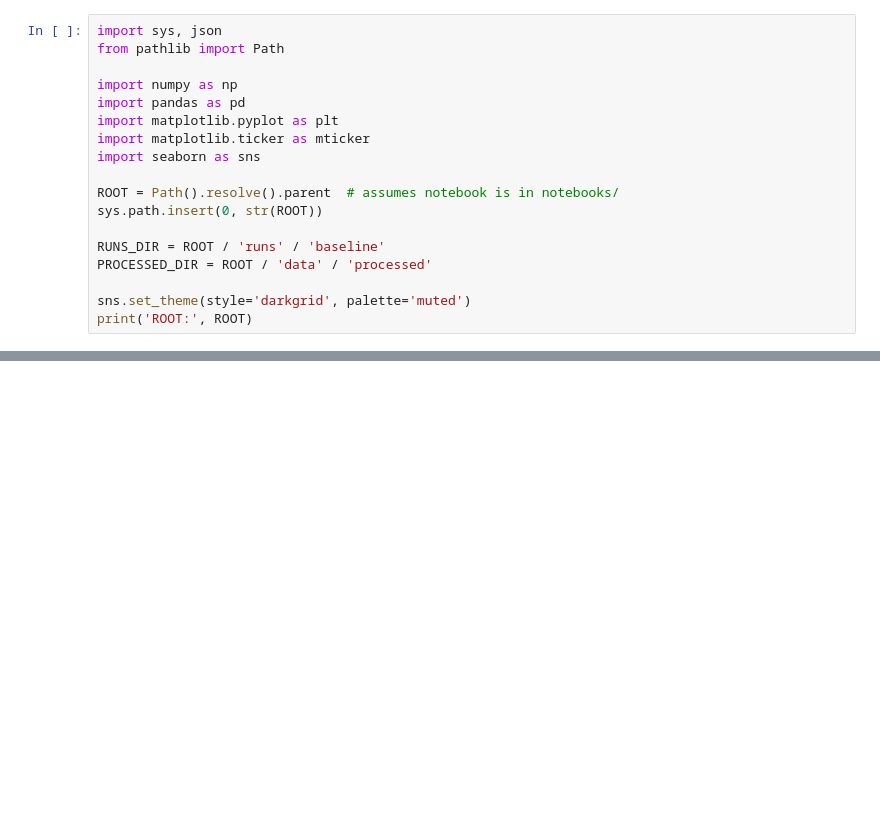
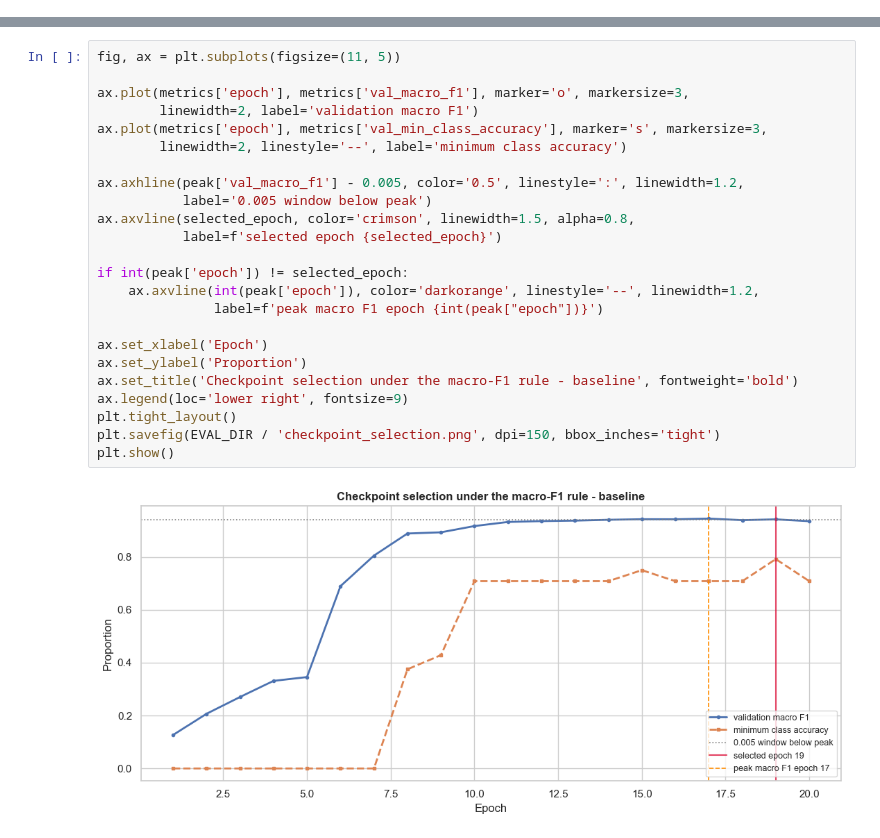
Before and after one commit to syeedur-01/sense-underwater-gesture-recognition, a Jupyter notebook: notebooks/03_baseline_experiment_analysis.ipynb, the cells around one changed output, grey strips where cells are left out. Drawn from its saved outputs; the diff is of its cells as text; blank space fills up the shorter version.

```diff
--- a/notebooks/03_baseline_experiment_analysis.ipynb
+++ b/notebooks/03_baseline_experiment_analysis.ipynb
@@ -14,18 +0,0 @@ This notebook consumes the training metrics and test evaluation artefacts produc
-# %%
-import sys, json
-from pathlib import Path
-
-import numpy as np
-import pandas as pd
-import matplotlib.pyplot as plt
-import matplotlib.ticker as mticker
-import seaborn as sns
-
-ROOT = Path().resolve().parent  # assumes notebook is in notebooks/
-sys.path.insert(0, str(ROOT))
-
-RUNS_DIR = ROOT / 'runs' / 'baseline'
-PROCESSED_DIR = ROOT / 'data' / 'processed'
-
-sns.set_theme(style='darkgrid', palette='muted')
-print('ROOT:', ROOT)
@@ -177,0 +183,26 @@ provided the test accuracy above is non-trivial (>20%).
+# %%
+fig, ax = plt.subplots(figsize=(11, 5))
+
+ax.plot(metrics['epoch'], metrics['val_macro_f1'], marker='o', markersize=3,
+        linewidth=2, label='validation macro F1')
+ax.plot(metrics['epoch'], metrics['val_min_class_accuracy'], marker='s', markersize=3,
+        linewidth=2, linestyle='--', label='minimum class accuracy')
+
+ax.axhline(peak['val_macro_f1'] - 0.005, color='0.5', linestyle=':', linewidth=1.2,
+           label='0.005 window below peak')
+ax.axvline(selected_epoch, color='crimson', linewidth=1.5, alpha=0.8,
+           label=f'selected epoch {selected_epoch}')
+
+if int(peak['epoch']) != selected_epoch:
+    ax.axvline(int(peak['epoch']), color='darkorange', linestyle='--', linewidth=1.2,
+               label=f'peak macro F1 epoch {int(peak["epoch"])}')
+
+ax.set_xlabel('Epoch')
+ax.set_ylabel('Proportion')
+ax.set_title('Checkpoint selection under the macro-F1 rule - baseline', fontweight='bold')
+ax.legend(loc='lower right', fontsize=9)
+plt.tight_layout()
+plt.savefig(EVAL_DIR / 'checkpoint_selection.png', dpi=150, bbox_inches='tight')
+plt.show()
+# %% [output]
+[figure, added]
```
Also changed, not shown: parts of 36 cells of this notebook, 16 other files.
